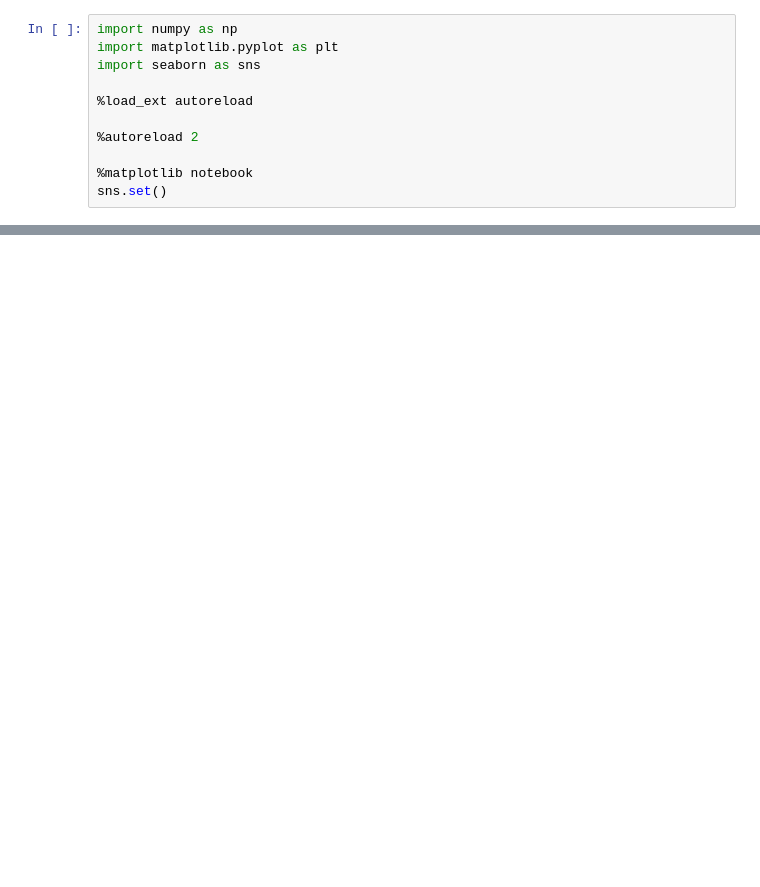
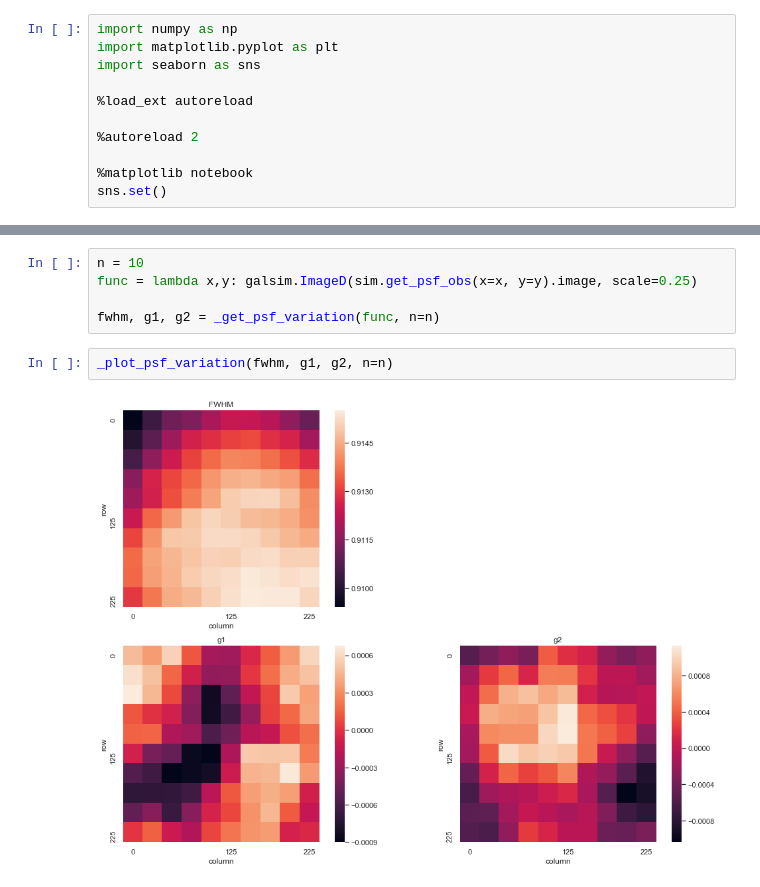
Before and after one commit to beckermr/metadetect-sims, a Jupyter notebook: plots_and_notebooks/plot_sim.ipynb, the cells around one changed output, grey strips where cells are left out. Saved outputs shown, nothing was run; the diff lists cells and outputs as text; blank space fills up the shorter version.

```diff
--- a/plots_and_notebooks/plot_sim.ipynb
+++ b/plots_and_notebooks/plot_sim.ipynb
@@ -26,0 +114,9 @@ sns.heatmap(np.arcsinh(mbobs[0][0].image), square=True)
+# %%
+n = 10
+func = lambda x,y: galsim.ImageD(sim.get_psf_obs(x=x, y=y).image, scale=0.25)
+
+fwhm, g1, g2 = _get_psf_variation(func, n=n)
+# %%
+_plot_psf_variation(fwhm, g1, g2, n=n)
+# %% [output]
+[figure, added]
```
Also changed, not shown: parts of 5 cells of this notebook, 17 other files.
